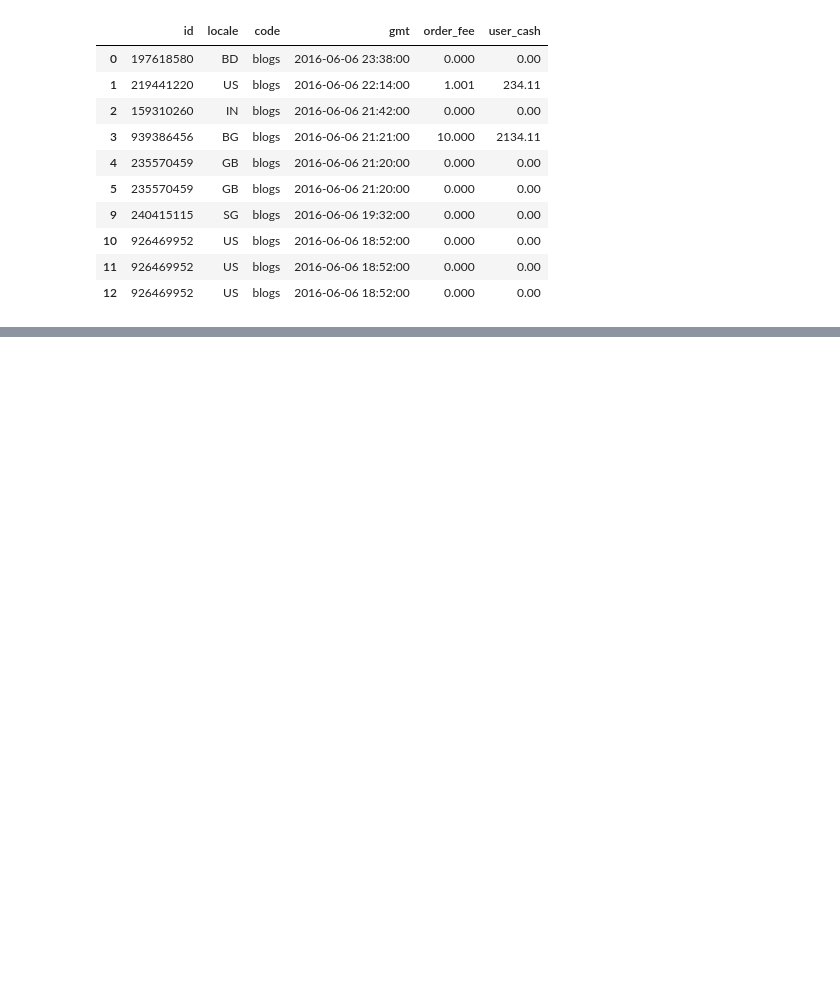
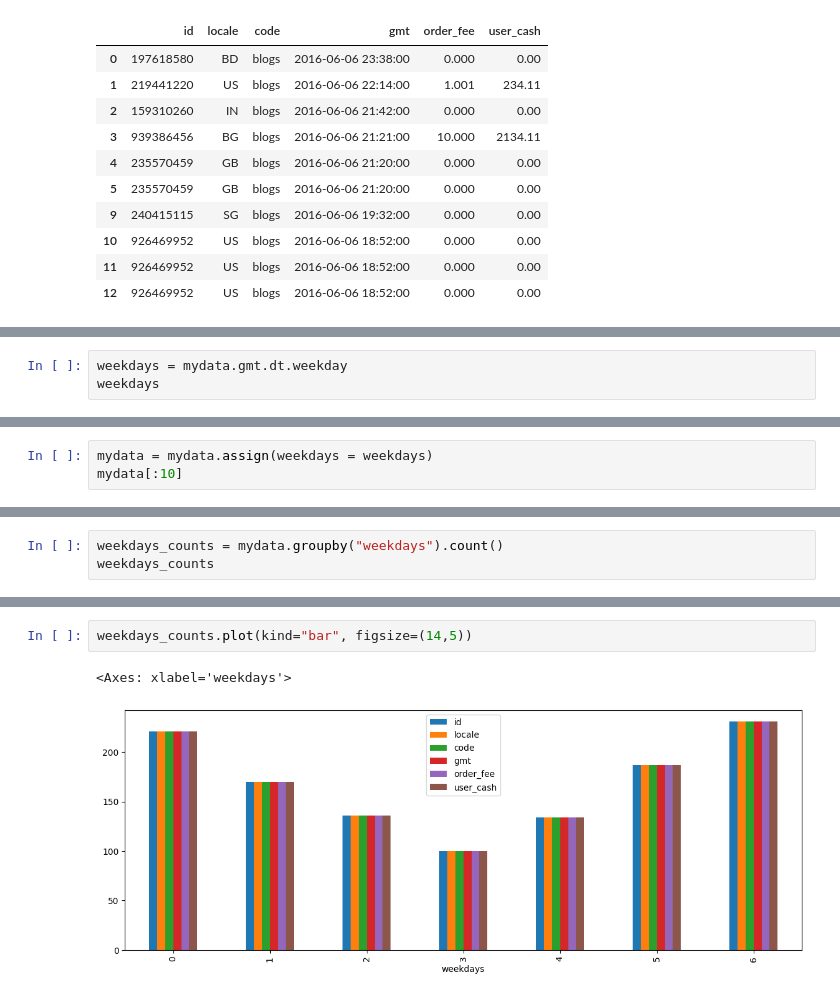
Before and after one commit to fahmisyuhada/Big-Data-Digitalent, a Jupyter notebook: 1_Section_：_Python_Structured_Data_Processing_Quick_Start.ipynb, the cells around one changed output, grey strips where cells are left out. Cells and saved outputs as stored; diff of their text form; blank space fills up the shorter version.

```diff
--- a/1_Section_：_Python_Structured_Data_Processing_Quick_Start.ipynb
+++ b/1_Section_：_Python_Structured_Data_Processing_Quick_Start.ipynb
@@ -390,0 +418,3 @@ mydata[:10]
+# %%
+weekdays = mydata.gmt.dt.weekday
+weekdays
@@ -390,0 +434,3 @@ mydata[:10]
+# %%
+mydata = mydata.assign(weekdays = weekdays)
+mydata[:10]
@@ -390,0 +449,3 @@ mydata[:10]
+# %%
+weekdays_counts = mydata.groupby("weekdays").count()
+weekdays_counts
@@ -390,0 +462,5 @@ mydata[:10]
+# %%
+weekdays_counts.plot(kind="bar", figsize=(14,5))
+# %% [output]
+<Axes: xlabel='weekdays'>
+[figure, added]
```
Also changed, not shown: parts of 16 cells of this notebook.
